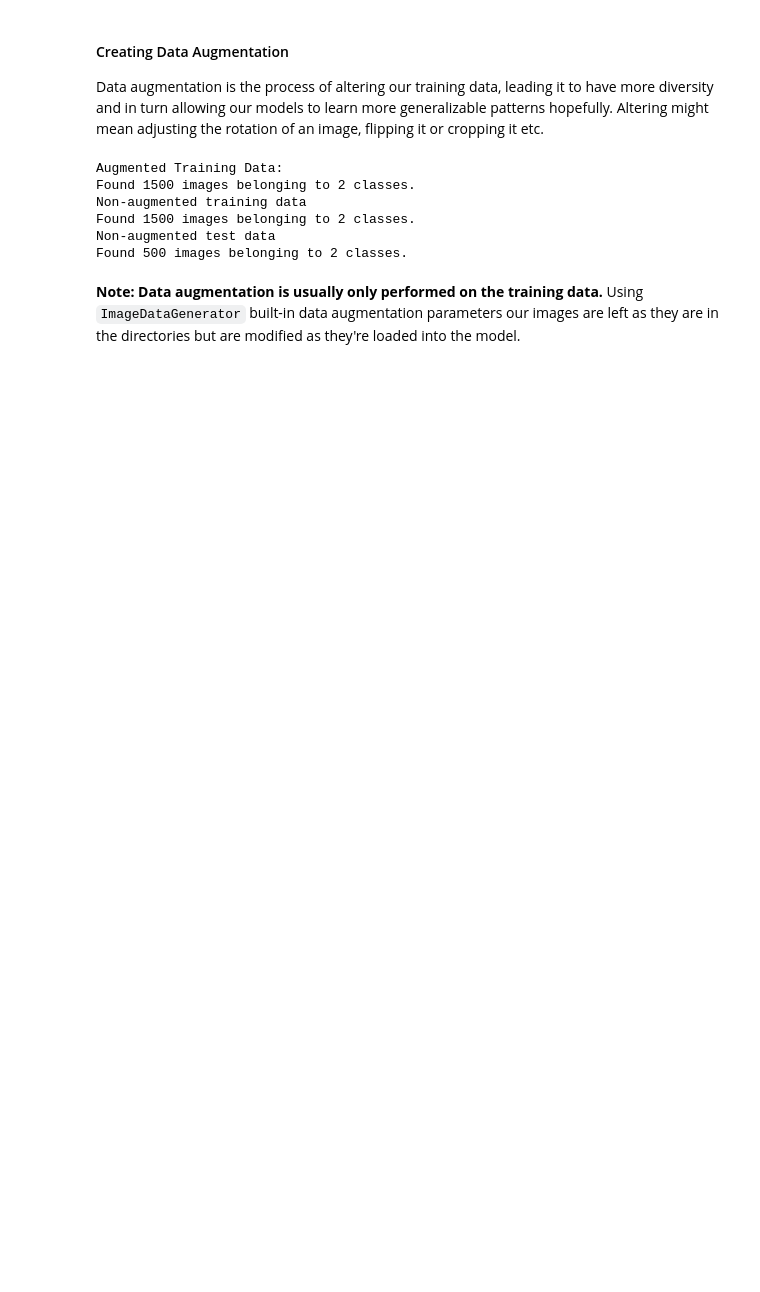
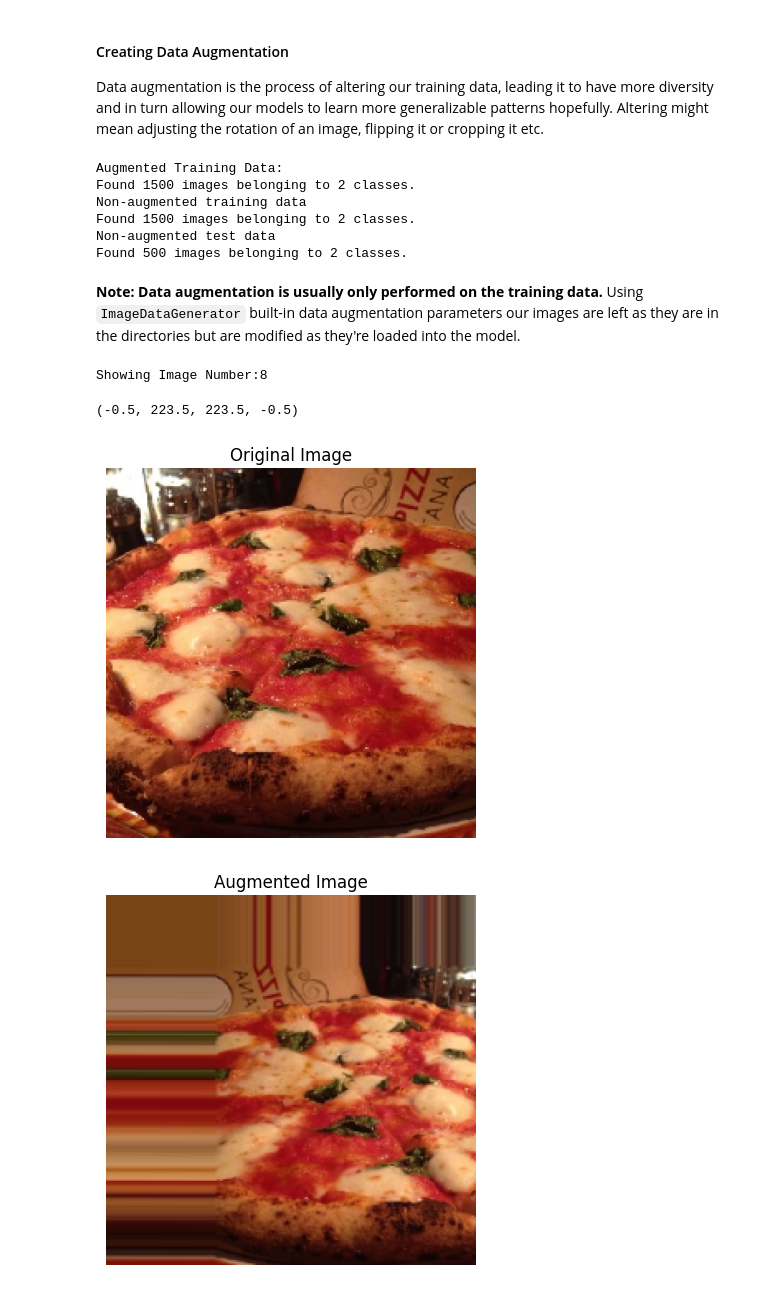
Before and after one commit to Shanu-Mathew/Tensorflow-Notes, a Jupyter notebook: CNN_&_CV.ipynb, the cells around one changed output. Cells and saved outputs as stored; diff of their text form; code cells hidden in the pictures; blank space fills up the shorter version.

```diff
--- a/CNN_&_CV.ipynb
+++ b/CNN_&_CV.ipynb
@@ -508,7 +483,7 @@ train_data= train_datagen.flow_from_directory(train_dir,
 IMG_SIZE=(224,224)
 #Create non-augmented test data batches
 print('Non-augmented test data')
-train_data= test_datagen.flow_from_directory(test_dir,
+test_data= test_datagen.flow_from_directory(test_dir,
                                               target_size=IMG_SIZE,
                                               batch_size=32,
                                               class_mode="binary")
@@ -521,3 +496,24 @@ Non-augmented test data
 Found 500 images belonging to 2 classes.
 # %% [markdown]
 **Note: Data augmentation is usually only performed on the training data.** Using `ImageDataGenerator` built-in data augmentation parameters our images are left as they are in the directories but are modified as they're loaded into the model.
+# %%
+# Get sample data batches
+images, labels = train_data.next()
+augmented_images, augmented_labels =train_data_augmented.next()
+# %%
+# Show original image and augmented image
+import random
+random_number= random.randint(0,32) # Our batch sizes are 32...
+print(f"Showing Image Number:{random_number}")
+plt.imshow(images[random_number])
+plt.title(f"Original Image")
+plt.axis(False)
+plt.figure()
+plt.imshow(augmented_images[random_number])
+plt.title(f"Augmented Image")
+plt.axis(False)
+# %% [output]
+Showing Image Number:8
+(-0.5, 223.5, 223.5, -0.5)
+[figure, added]
+[figure, added]
```
Also changed, not shown: parts of 26 cells of this notebook.
